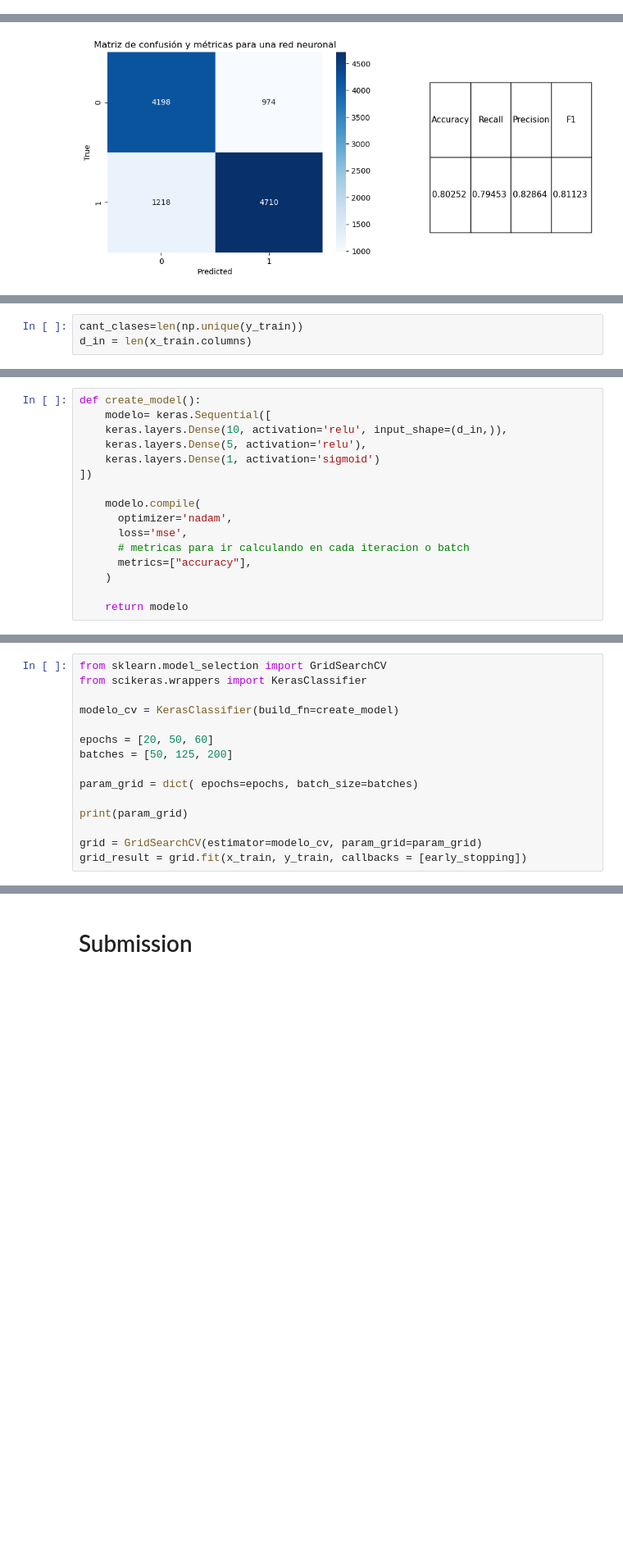
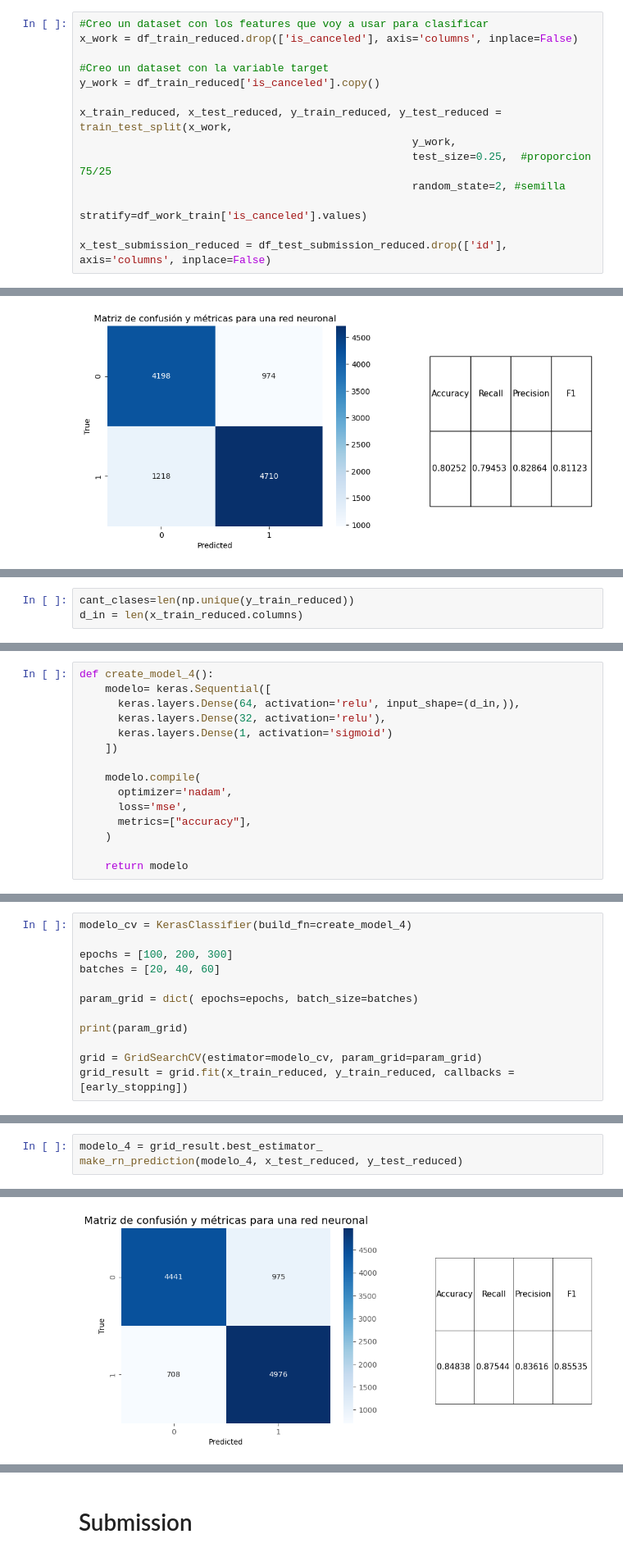
Before and after one commit to FranGuti/7506R-1C2023-GRUPO34, a Jupyter notebook: Notebooks/7506R_TP1_GRUPO34_CHP4_ENTREGA.ipynb, the cells around one changed output, grey strips where cells are left out. Shown at 82% size. Saved outputs shown, nothing was run; the diff lists cells and outputs as text; blank space fills up the shorter version.

```diff
--- a/Notebooks/7506R_TP1_GRUPO34_CHP4_ENTREGA.ipynb
+++ b/Notebooks/7506R_TP1_GRUPO34_CHP4_ENTREGA.ipynb
@@ -331,3 +244,17 @@ x_test_submission = df_work_test_submission.drop(['id'], axis='columns', inplace
+# %%
+#Creo un dataset con los features que voy a usar para clasificar
+x_work = df_train_reduced.drop(['is_canceled'], axis='columns', inplace=False)
+
+#Creo un dataset con la variable target
+y_work = df_train_reduced['is_canceled'].copy()
+
+x_train_reduced, x_test_reduced, y_train_reduced, y_test_reduced = train_test_split(x_work,
+                                                    y_work,
+                                                    test_size=0.25,  #proporcion 75/25
+                                                    random_state=2, #semilla
+                                                    stratify=df_work_train['is_canceled'].values)
+
+x_test_submission_reduced = df_test_submission_reduced.drop(['id'], axis='columns', inplace=False)
 # %% [markdown]
 # Entrenamiento y prediccion de redes
 # %%
@@ -539,3 +492,3 @@ Name: 0, Length: 11100, dtype: int64
 # %%
-cant_clases=len(np.unique(y_train))
-d_in = len(x_train.columns)
+cant_clases=len(np.unique(y_train_reduced))
+d_in = len(x_train_reduced.columns)
@@ -542,15 +497,14 @@ d_in = len(x_train.columns)
 # %%
-def create_model():
+def create_model_4():
     modelo= keras.Sequential([
-    keras.layers.Dense(10, activation='relu', input_shape=(d_in,)),
-    keras.layers.Dense(5, activation='relu'),
-    keras.layers.Dense(1, activation='sigmoid')
-])
+      keras.layers.Dense(64, activation='relu', input_shape=(d_in,)),
+      keras.layers.Dense(32, activation='relu'),
+      keras.layers.Dense(1, activation='sigmoid')
+    ])
 
     modelo.compile(
       optimizer='nadam',
       loss='mse',
-      # metricas para ir calculando en cada iteracion o batch
       metrics=["accuracy"],
     )
 
@@ -587,16 +514,13 @@ Name: 0, Length: 11100, dtype: int64
 # %%
-from sklearn.model_selection import GridSearchCV
-from scikeras.wrappers import KerasClassifier
+modelo_cv = KerasClassifier(build_fn=create_model_4)
 
-modelo_cv = KerasClassifier(build_fn=create_model)
-
-epochs = [20, 50, 60]
-batches = [50, 125, 200]
+epochs = [100, 200, 300]
+batches = [20, 40, 60]
 
 param_grid = dict( epochs=epochs, batch_size=batches)
 
 print(param_grid)
 
 grid = GridSearchCV(estimator=modelo_cv, param_grid=param_grid)
-grid_result = grid.fit(x_train, y_train, callbacks = [early_stopping])
+grid_result = grid.fit(x_train_reduced, y_train_reduced, callbacks = [early_stopping])
 # %% [output]
@@ -621,0 +548,4 @@ print("Mejor modelo: %f %s" % (grid_result.best_score_, grid_result.best_params_
+# %%
+modelo_4 = grid_result.best_estimator_
+make_rn_prediction(modelo_4, x_test_reduced, y_test_reduced)
+# %% [output]
@@ -622 +565,2 @@ print("Mejor modelo: %f %s" % (grid_result.best_score_, grid_result.best_params_
+[figure, added]
 # %%
```
Also changed, not shown: parts of 36 cells of this notebook, 5 other files.
